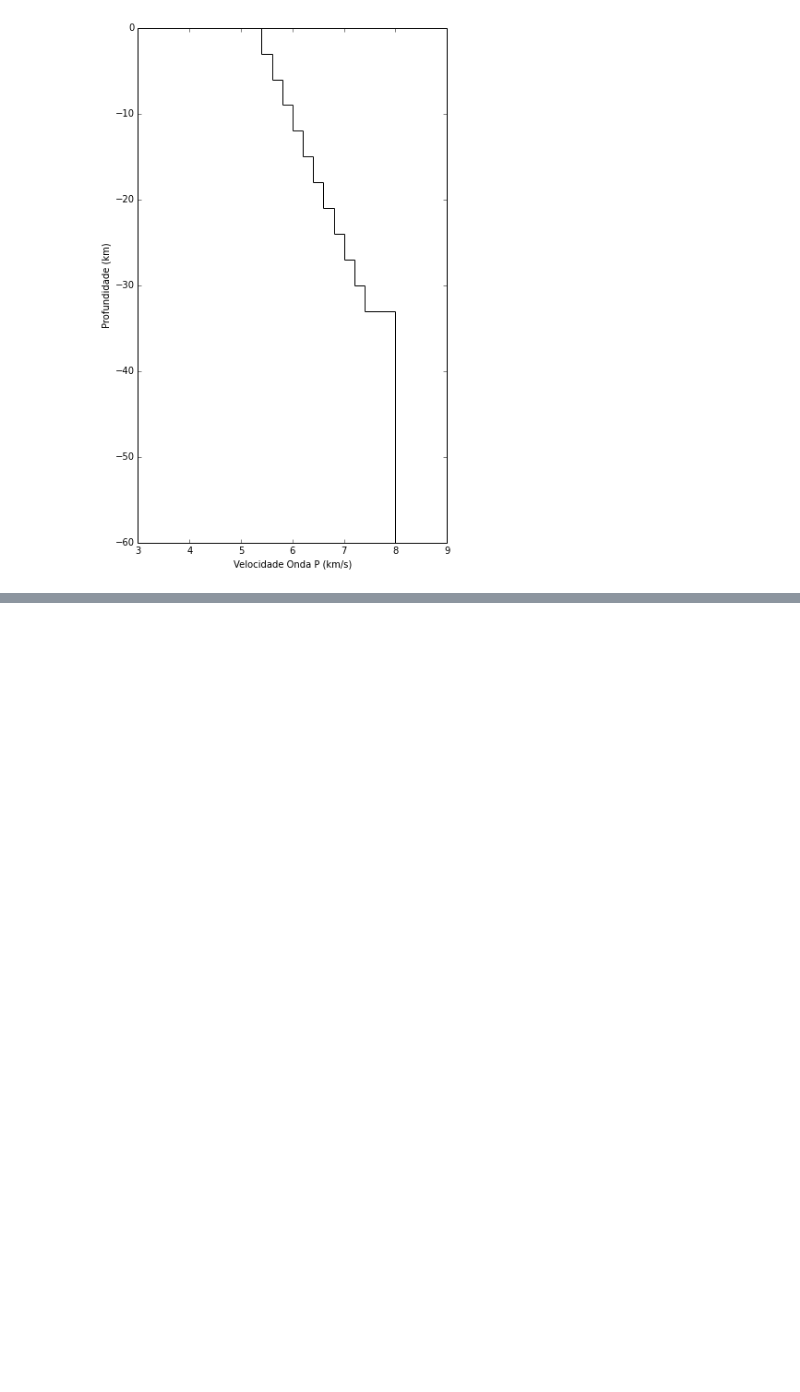
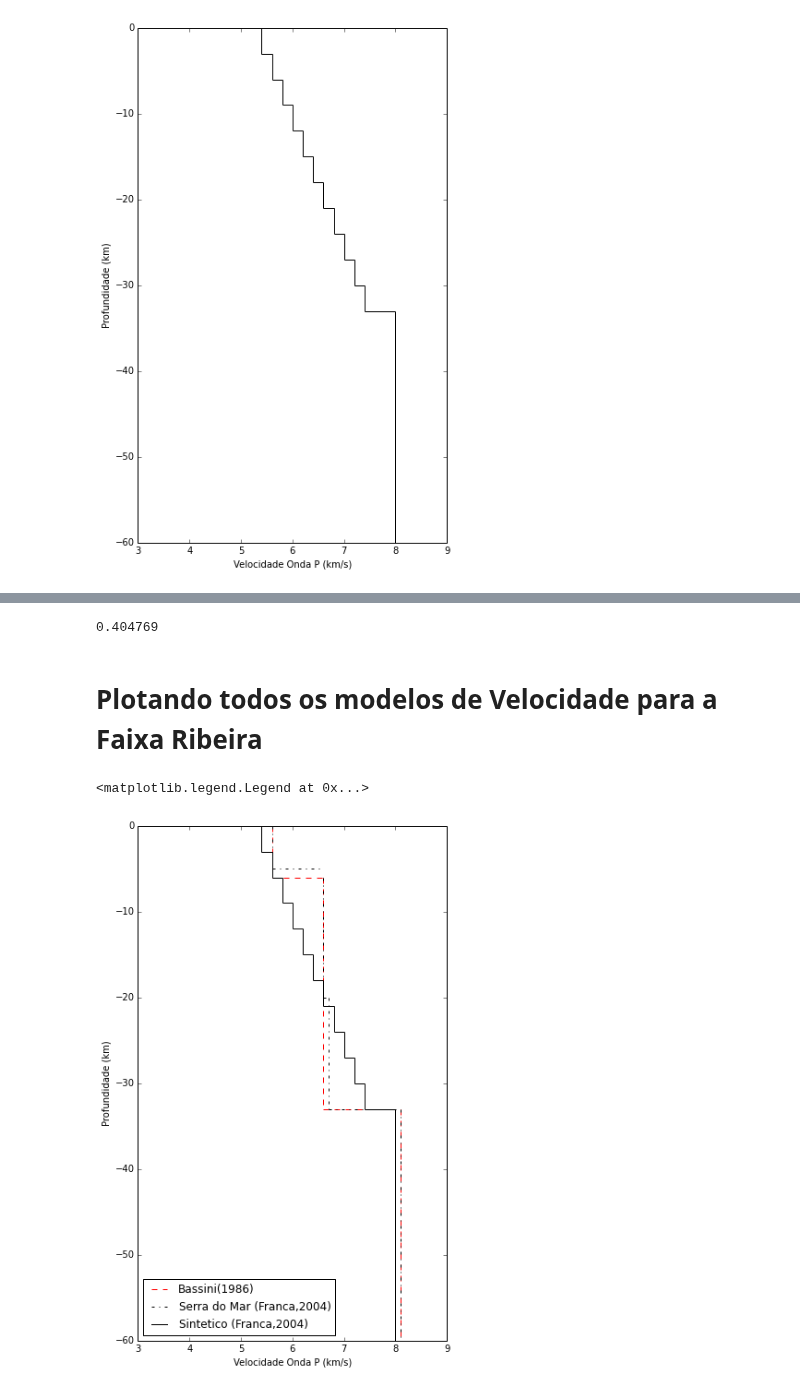
Before and after one commit to dIOGOLOC/projeto_mestrado, a Jupyter notebook: modelagem.ipynb, the cells around one changed output, grey strips where cells are left out. Cells and saved outputs as stored; diff of their text form; code cells hidden in the pictures; blank space fills up the shorter version.

```diff
--- a/modelagem.ipynb
+++ b/modelagem.ipynb
@@ -123,0 +132,50 @@ plt.xlim(-3,35)
+# %%
+print(max(f.data))
+# %% [output]
+0.404769
+# %% [markdown]
+<h1>Plotando todos os modelos de Velocidade para a Faixa Ribeira</h1>
+# %%
+plt.figure(figsize=(6,10))
+plt.vlines(5.6,0,-6,'r','dashed',label='Bassini(1986)')
+plt.hlines(-6,5.6,6.6,'r','dashed')
+plt.vlines(6.6,-6,-33,'r','dashed')
+plt.hlines(-33,6.6,8.1,'r','dashed')
+plt.vlines(8.1,-33,-60,'r','dashed')
+plt.vlines(5.6,0,-5,'k','dashdot',label='Serra do Mar (Franca,2004)')
+plt.hlines(-5,5.6,6.6,'k','dashdot')
+plt.vlines(6.6,-6,-20,'k','dashdot')
+plt.hlines(-20,6.6,6.7,'k','dashdot')
+plt.vlines(6.7,-20,-33,'k','dashdot')
+plt.hlines(-33,6.7,8.1,'k','dashdot')
+plt.vlines(8.1,-33,-60,'k','dashdot')
+plt.vlines(5.4,0,-3,'k',label='Sintetico (Franca,2004)')
+plt.hlines(-3,5.4,5.6,'k')
+plt.vlines(5.6,-3,-6,'k')
+plt.hlines(-6,5.6,5.8,'k')
+plt.vlines(5.8,-6,-9,'k')
+plt.hlines(-9,5.8,6.0,'k')
+plt.vlines(6.0,-9,-12,'k')
+plt.hlines(-12,6.0,6.2,'k')
+plt.vlines(6.2,-12,-15,'k')
+plt.hlines(-15,6.2,6.4,'k')
+plt.vlines(6.4,-15,-18,'k')
+plt.hlines(-18,6.4,6.6,'k')
+plt.vlines(6.6,-18,-21,'k')
+plt.hlines(-21,6.6,6.8,'k')
+plt.vlines(6.8,-21,-24,'k')
+plt.hlines(-24,6.8,7,'k')
+plt.vlines(7,-24,-27,'k')
+plt.hlines(-27,7,7.2,'k')
+plt.vlines(7.2,-27,-30,'k')
+plt.hlines(-30,7.2,7.4,'k')
+plt.vlines(7.4,-30,-33,'k')
+plt.hlines(-33,7.4,8,'k')
+plt.vlines(8,-33,-60,'k')
+plt.xlim(3,9)
+plt.xlabel('Velocidade Onda P (km/s)')
+plt.ylabel('Profundidade (km)')
+plt.legend(loc='lower left')
+# %% [output]
+<matplotlib.legend.Legend at 0x...>
+[figure, added]
```
Also changed, not shown: parts of 4 cells of this notebook.
